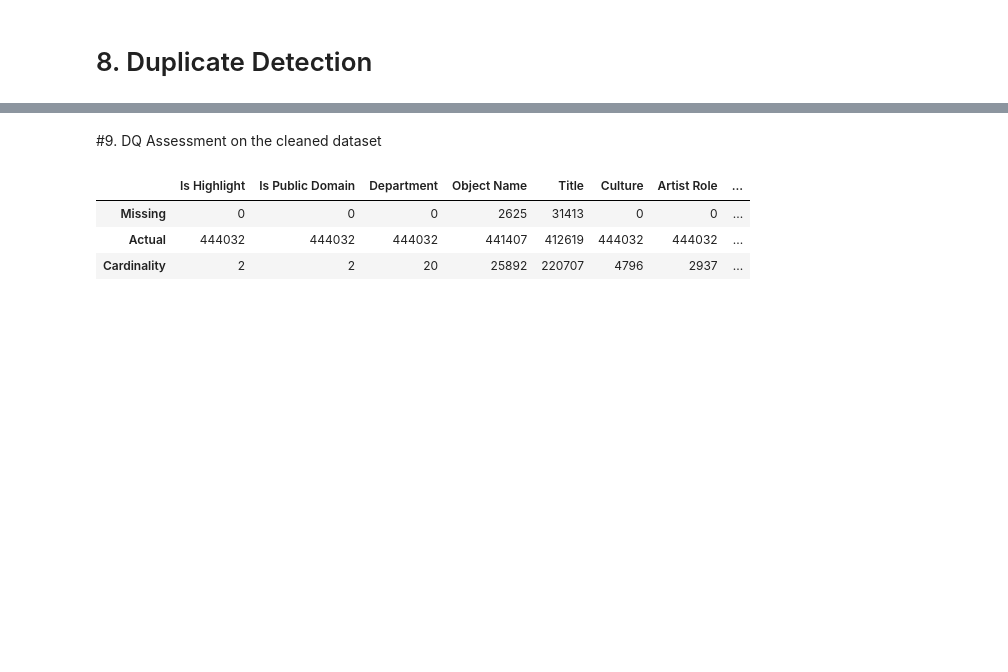
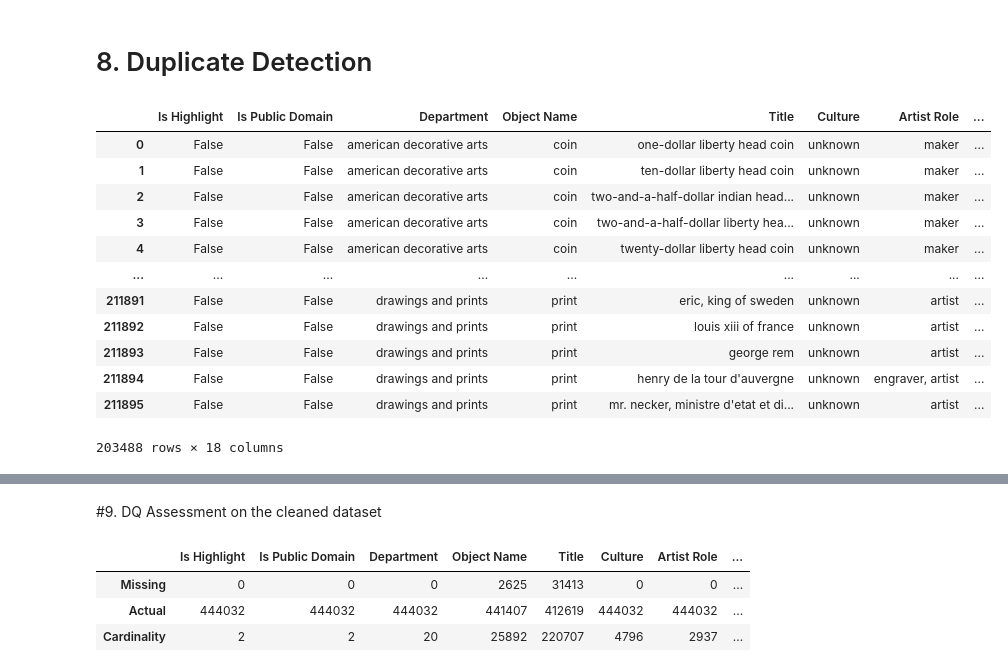
Before and after one commit to MoeinDSP/Data-and-Information-Quality, a Jupyter notebook: DIQ.ipynb, the cells around one changed output, grey strips where cells are left out. Drawn from its saved outputs; the diff is of its cells as text; code cells hidden in the pictures; blank space fills up the shorter version.

```diff
--- a/DIQ.ipynb
+++ b/DIQ.ipynb
@@ -2633,2 +2606,18 @@ Success! Saved single clean file: 'museum_data_final_unified.parquet'
 # %% [markdown]
 # 8. Duplicate Detection
+# %%
+df_missing_handling
+# %% [output]
+|  | Is Highlight | Is Public Domain | Department | Object Name | Title | Culture | Artist Role | ... |
+| 0 | False | False | american decorative arts | coin | one-dollar liberty head coin | unknown | maker | ... |
+| 1 | False | False | american decorative arts | coin | ten-dollar liberty head coin | unknown | maker | ... |
+| 2 | False | False | american decorative arts | coin | two-and-a-half-dollar indian head... | unknown | maker | ... |
+| 3 | False | False | american decorative arts | coin | two-and-a-half-dollar liberty hea... | unknown | maker | ... |
+| 4 | False | False | american decorative arts | coin | twenty-dollar liberty head coin | unknown | maker | ... |
+| ... | ... | ... | ... | ... | ... | ... | ... | ... |
+| 211891 | False | False | drawings and prints | print | eric, king of sweden | unknown | artist | ... |
+| 211892 | False | False | drawings and prints | print | louis xiii of france | unknown | artist | ... |
+| 211893 | False | False | drawings and prints | print | george rem | unknown | artist | ... |
+| 211894 | False | False | drawings and prints | print | henry de la tour d'auvergne | unknown | engraver, artist | ... |
+| 211895 | False | False | drawings and prints | print | mr. necker, ministre d'etat et di... | unknown | artist | ... |
+203488 rows × 18 columns
```
Also changed, not shown: parts of 42 cells of this notebook, 4 other files.
